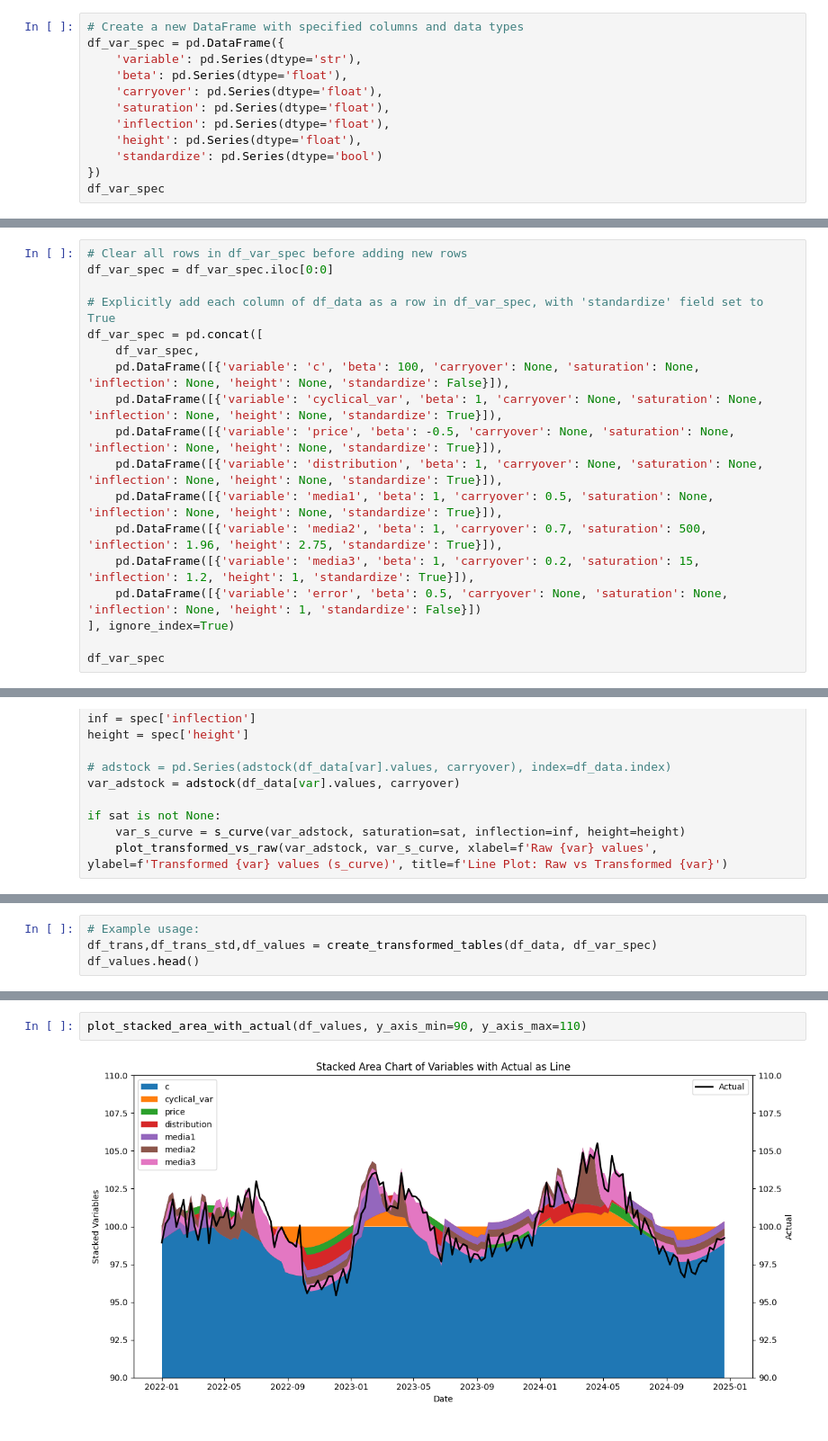
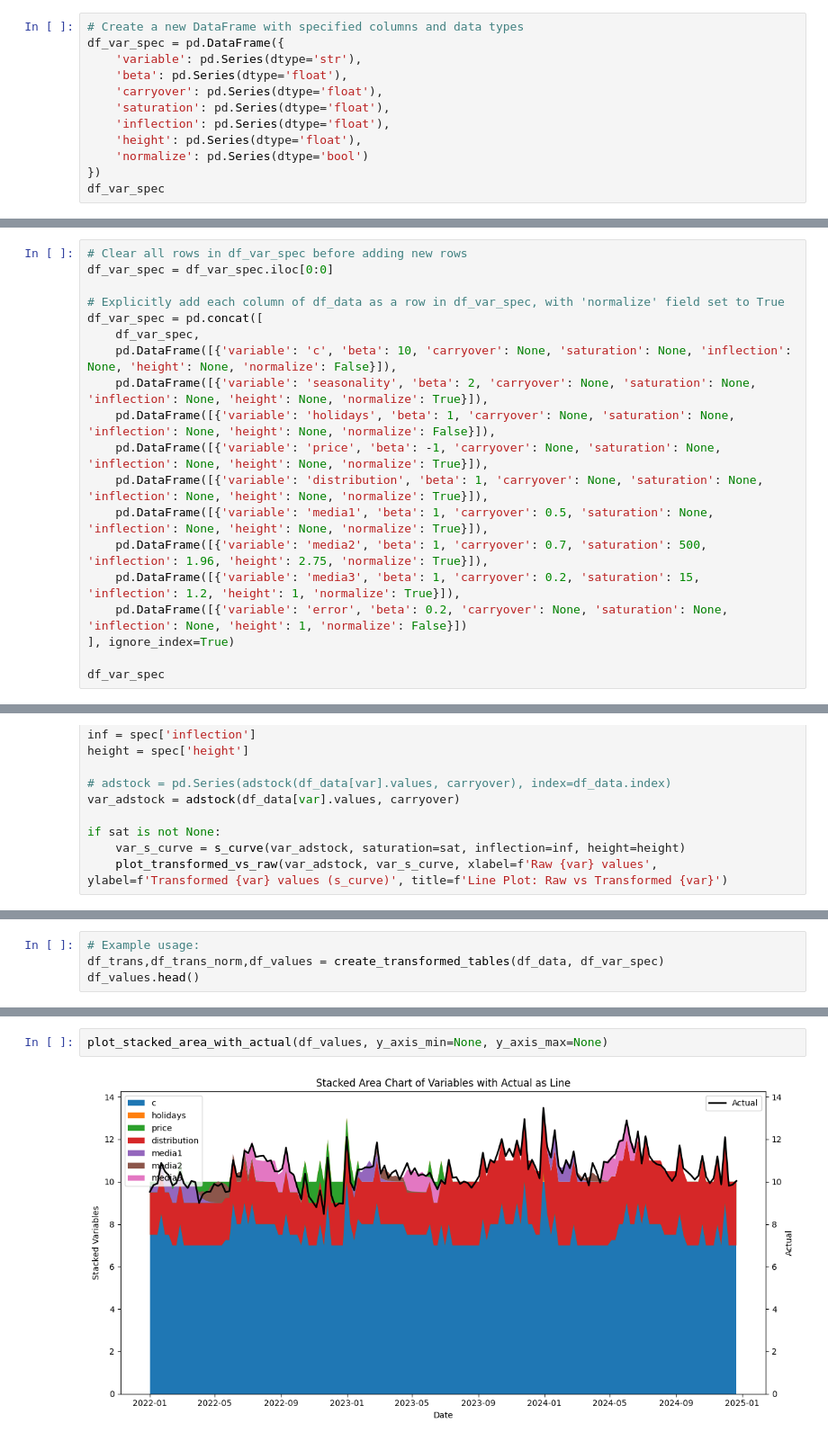
Before and after one commit to jackbowley/MMM, a Jupyter notebook: CreateModel2.ipynb, the cells around one changed output, grey strips where cells are left out. Shown at 90% size. Cells and saved outputs as stored; diff of their text form.

```diff
--- a/CreateModel2.ipynb
+++ b/CreateModel2.ipynb
@@ -14,7 +14,7 @@ df_var_spec = pd.DataFrame({
     'saturation': pd.Series(dtype='float'),
     'inflection': pd.Series(dtype='float'),
     'height': pd.Series(dtype='float'),
-    'standardize': pd.Series(dtype='bool')
+    'normalize': pd.Series(dtype='bool')
 })
 df_var_spec
 # %% [output]
@@ -23,17 +23,18 @@ df_var_spec
 # Clear all rows in df_var_spec before adding new rows
 df_var_spec = df_var_spec.iloc[0:0]
 
-# Explicitly add each column of df_data as a row in df_var_spec, with 'standardize' field set to True
+# Explicitly add each column of df_data as a row in df_var_spec, with 'normalize' field set to True
 df_var_spec = pd.concat([
     df_var_spec,
-    pd.DataFrame([{'variable': 'c', 'beta': 100, 'carryover': None, 'saturation': None, 'inflection': None, 'height': None, 'standardize': False}]),
-    pd.DataFrame([{'variable': 'cyclical_var', 'beta': 1, 'carryover': None, 'saturation': None, 'inflection': None, 'height': None, 'standardize': True}]),
-    pd.DataFrame([{'variable': 'price', 'beta': -0.5, 'carryover': None, 'saturation': None, 'inflection': None, 'height': None, 'standardize': True}]),
-    pd.DataFrame([{'variable': 'distribution', 'beta': 1, 'carryover': None, 'saturation': None, 'inflection': None, 'height': None, 'standardize': True}]),
-    pd.DataFrame([{'variable': 'media1', 'beta': 1, 'carryover': 0.5, 'saturation': None, 'inflection': None, 'height': None, 'standardize': True}]),
-    pd.DataFrame([{'variable': 'media2', 'beta': 1, 'carryover': 0.7, 'saturation': 500, 'inflection': 1.96, 'height': 2.75, 'standardize': True}]),
-    pd.DataFrame([{'variable': 'media3', 'beta': 1, 'carryover': 0.2, 'saturation': 15, 'inflection': 1.2, 'height': 1, 'standardize': True}]),
-    pd.DataFrame([{'variable': 'error', 'beta': 0.5, 'carryover': None, 'saturation': None, 'inflection': None, 'height': 1, 'standardize': False}])
+    pd.DataFrame([{'variable': 'c', 'beta': 10, 'carryover': None, 'saturation': None, 'inflection': None, 'height': None, 'normalize': False}]),
+    pd.DataFrame([{'variable': 'seasonality', 'beta': 2, 'carryover': None, 'saturation': None, 'inflection': None, 'height': None, 'normalize': True}]),
+    pd.DataFrame([{'variable': 'holidays', 'beta': 1, 'carryover': None, 'saturation': None, 'inflection': None, 'height': None, 'normalize': False}]),
+    pd.DataFrame([{'variable': 'price', 'beta': -1, 'carryover': None, 'saturation': None, 'inflection': None, 'height': None, 'normalize': True}]),
+    pd.DataFrame([{'variable': 'distribution', 'beta': 1, 'carryover': None, 'saturation': None, 'inflection': None, 'height': None, 'normalize': True}]),
+    pd.DataFrame([{'variable': 'media1', 'beta': 1, 'carryover': 0.5, 'saturation': None, 'inflection': None, 'height': None, 'normalize': True}]),
+    pd.DataFrame([{'variable': 'media2', 'beta': 1, 'carryover': 0.7, 'saturation': 500, 'inflection': 1.96, 'height': 2.75, 'normalize': True}]),
+    pd.DataFrame([{'variable': 'media3', 'beta': 1, 'carryover': 0.2, 'saturation': 15, 'inflection': 1.2, 'height': 1, 'normalize': True}]),
+    pd.DataFrame([{'variable': 'error', 'beta': 0.2, 'carryover': None, 'saturation': None, 'inflection': None, 'height': 1, 'normalize': False}])
 ], ignore_index=True)
 
 df_var_spec
@@ -87,5 +89,5 @@ plot_transformed_vs_raw(var_adstock, var_s_curve, xlabel=f'Raw {var} values', yl
 # %%
 # Example usage:
-df_trans,df_trans_std,df_values = create_transformed_tables(df_data, df_var_spec)
+df_trans,df_trans_norm,df_values = create_transformed_tables(df_data, df_var_spec)
 df_values.head()
 # %% [output]
@@ -98,7 +100,7 @@ df_values.head()
 # %%
-plot_stacked_area_with_actual(df_values, y_axis_min=90, y_axis_max=110)
+plot_stacked_area_with_actual(df_values, y_axis_min=None, y_axis_max=None)
 # %% [output]
-[figure, old version]
+[figure, new version]
 # %%
 import matplotlib.pyplot as plt
 
```
Also changed, not shown: parts of 6 cells of this notebook, 12 other files.
